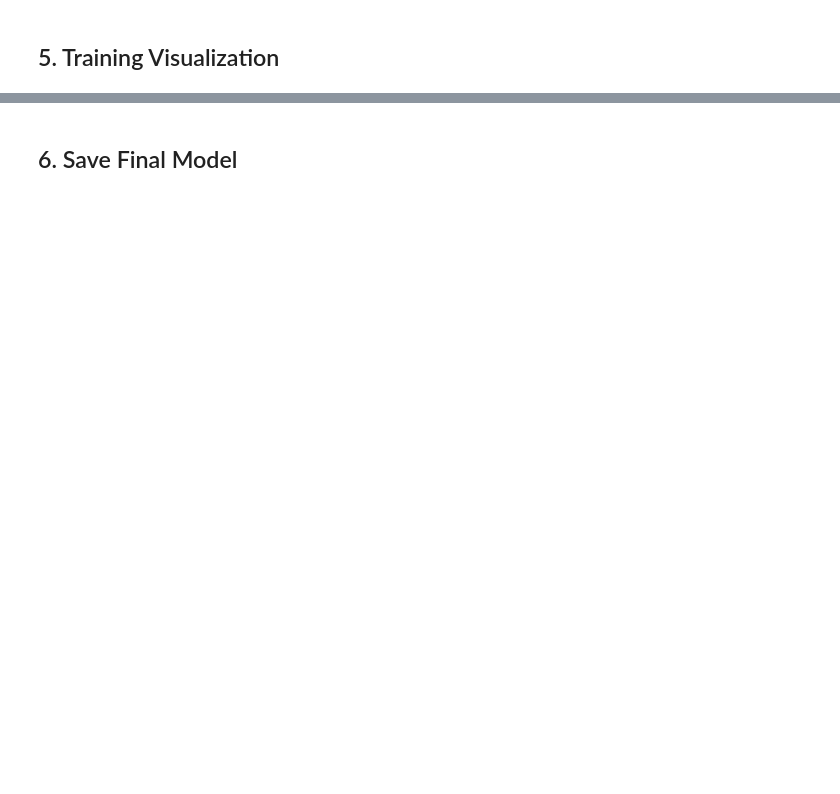
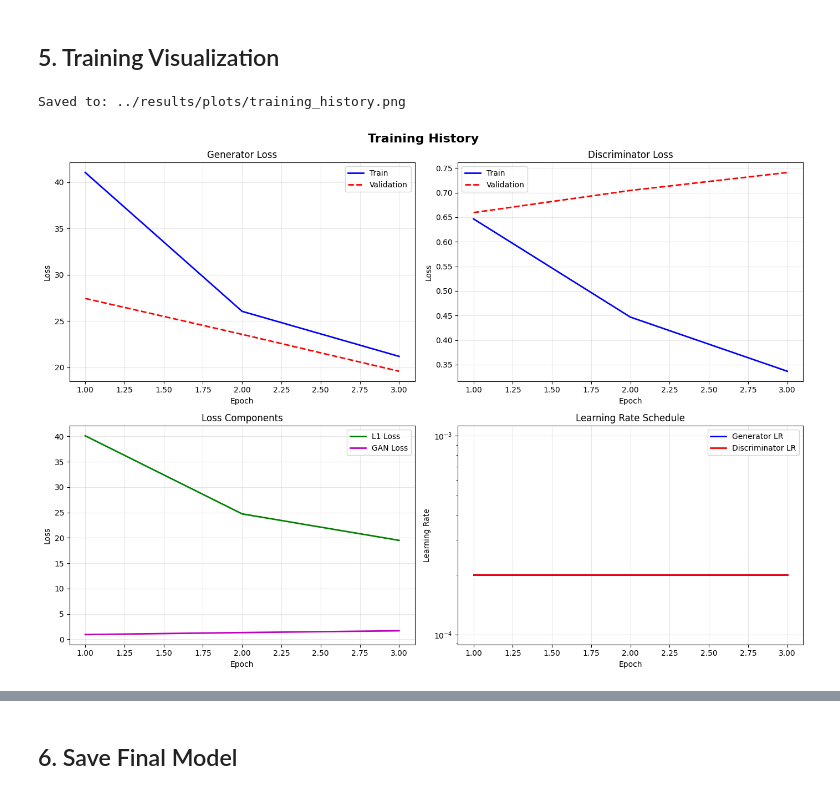
Before and after one commit to ErfanMomeniii/image-colorization-gan, a Jupyter notebook: notebooks/02_Training.ipynb, the cells around one changed output, grey strips where cells are left out. Drawn from its saved outputs; the diff is of its cells as text; code cells hidden in the pictures; blank space fills up the shorter version.

Commit message:
fix: run all of the notebooks

```diff
--- a/notebooks/02_Training.ipynb
+++ b/notebooks/02_Training.ipynb
@@ -41,13 +45,13 @@ config = {
     # Data
     'data_dir': '../data/train',
     'image_size': 256,
-    'batch_size': 16,
+    'batch_size': 8,  # Reduced for faster training
     'val_split': 0.1,
     'test_split': 0.1,
-    'num_workers': 4,
+    'num_workers': 0,  # Set to 0 for notebook compatibility
 
     # Training
-    'num_epochs': 50,
+    'num_epochs': 3,  # Reduced for quick demonstration
     'lr_g': 2e-4,
     'lr_d': 2e-4,
     'beta1': 0.5,
@@ -56,7 +60,7 @@ config = {
 
     # Saving
     'save_dir': '../results',
-    'checkpoint_every': 5,
+    'checkpoint_every': 1,
 }
 
 # Device selection
@@ -183,2 +252,35 @@ plot_training_history(
+# %%
+# Plot training history
+# Load history from checkpoint if not in memory
+if 'history' not in dir() or history is None:
+    import json
+    checkpoint_path = '../results/checkpoints/best_model.pth'
+    history_path = '../results/training_history.json'
+
+    if os.path.exists(history_path):
+        with open(history_path, 'r') as f:
+            history = json.load(f)
+        print(f"Loaded history from {history_path}")
+    elif os.path.exists(checkpoint_path):
+        checkpoint = torch.load(checkpoint_path, map_location='cpu', weights_only=False)
+        history = checkpoint.get('history', None)
+        print(f"Loaded history from checkpoint: {checkpoint_path}")
+    else:
+        print("No training history found. Please run training first.")
+        history = None
+
+if history and len(history.get('train_g_loss', [])) > 0:
+    from src.utils import plot_training_history
+
+    plot_training_history(
+        history,
+        save_path='../results/plots/training_history.png',
+        show=True
+    )
+else:
+    print("No training data available to plot.")
+# %% [output]
+Saved to: ../results/plots/training_history.png
+[figure, added]
 # %%
 # Display training summary
```
Also changed, not shown: parts of 12 cells of this notebook, 20 other files.
